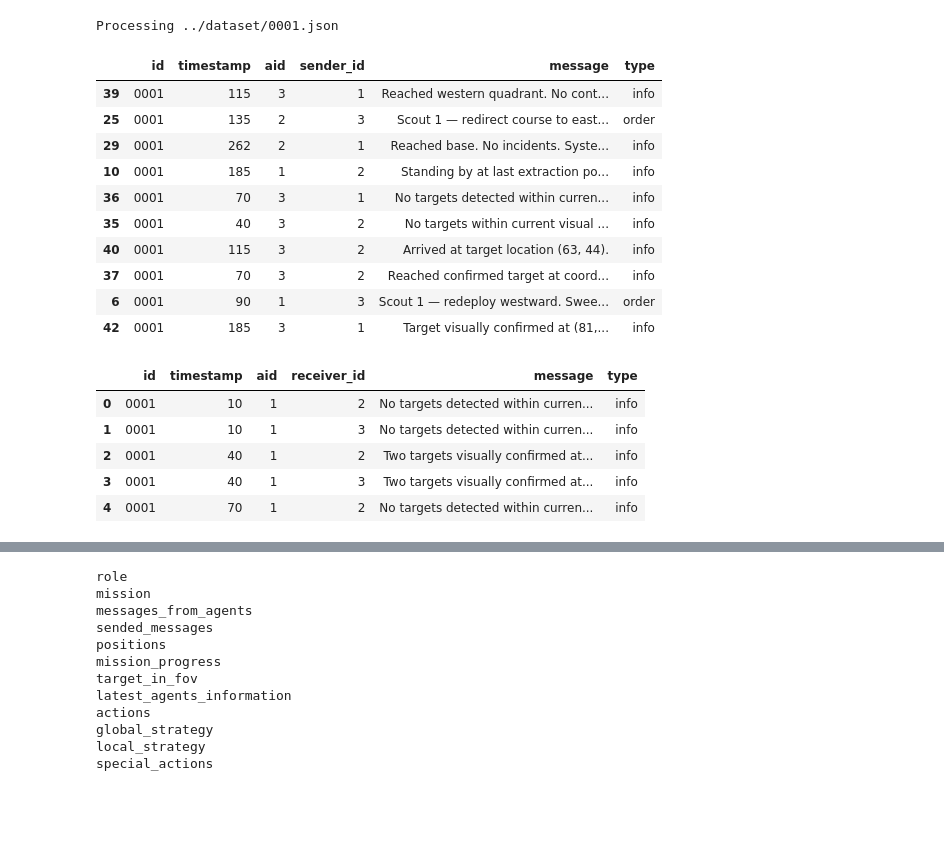
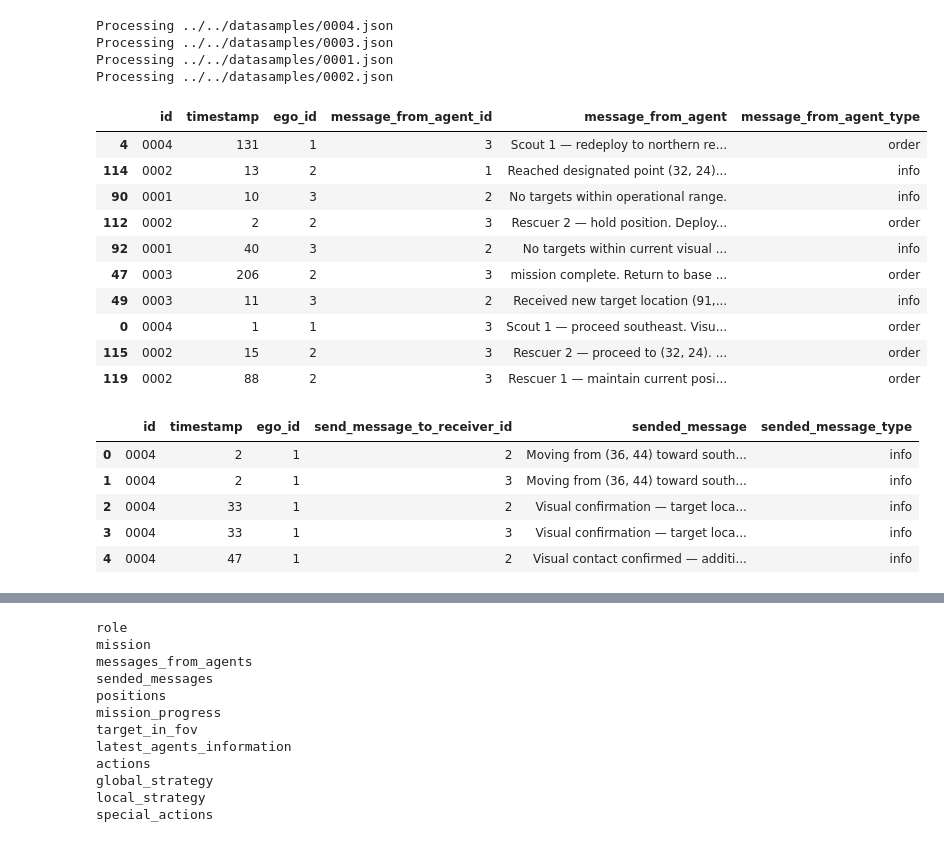
Before and after one commit to hydra-drones/DroneRescue, a Jupyter notebook: src/data_analysis/postprocess_dataset.ipynb, the cells around one changed output, grey strips where cells are left out. Saved outputs shown, nothing was run; the diff lists cells and outputs as text; code cells hidden in the pictures; blank space fills up the shorter version.

Commit message:
Initial data processing pipeline

```diff
--- a/src/data_analysis/postprocess_dataset.ipynb
+++ b/src/data_analysis/postprocess_dataset.ipynb
@@ -1,18 +1,23 @@
 # %%
 import json
 from pathlib import Path
+import pandas as pd
 
-PATH_TO_DATASET = '../dataset/'
+PATH_TO_DATASAMPLES = '../../datasamples/'
+PATH_TO_DATASET = Path('../../dataset/')
 # %%
 raw_dataset = []
 
-for path in Path(PATH_TO_DATASET).rglob('*.json'):
+for path in Path(PATH_TO_DATASAMPLES).rglob('*.json'):
     print(f'Processing {path}')
     with open(path, 'r', encoding='utf-8') as f:
         data = json.load(f)
         raw_dataset.append((path.stem, data))
 # %% [output]
-Processing ../dataset/0001.json
+Processing ../../datasamples/0004.json
+Processing ../../datasamples/0003.json
+Processing ../../datasamples/0001.json
+Processing ../../datasamples/0002.json
 # %%
 from typing import Dict, List, Union, Literal
 from dataclasses import dataclass
@@ -25,51 +30,53 @@ class MessageFromAgent:
 
 MessagesFromAgentsType = Dict[str, List[MessageFromAgent]]
 
 
-messages_from_agents_df = pd.DataFrame(columns=["id", "timestamp", "aid", "sender_id", "message", "type"])
+messages_from_agents_df = pd.DataFrame(columns=["id", "timestamp", "ego_id", "message_from_agent_id", "message_from_agent", "message_from_agent_type"])
 
 """
 Messages from agents DataFrame:
     - id: sample id, e.g. 0001, 0002, etc. (comes from 0001.json)
     - timestamp: timestamp of the message
-    - aid: agent id
+    - ego_id: agent id
     - sender_id: id of the sender
     - message: content of the message
     - type: type of the message (info or order)
 """
 
 for sample_id, data in raw_dataset:
-    for aid, agent_data in data['agents'].items():
+    for ego_id, agent_data in data['agents'].items():
         # take all messages
         all_messages_from_agents: MessagesFromAgentsType = agent_data['messages_from_agents']
 
         # iterate over all timestamps
         for timestamp, message_data in all_messages_from_agents.items():
             # iterate over all messages from different agents
             for message in message_data:
                 new_row = pd.DataFrame([{
                     "id": sample_id,
                     "timestamp": timestamp,
-                    "aid": aid,
-                    "sender_id": message['sender_id'],
-                    "message": message['message'],
-                    "type": message['type']
+                    "ego_id": ego_id,
+                    "message_from_agent_id": message['sender_id'],
+                    "message_from_agent": message['message'],
+                    "message_from_agent_type": message['type']
                 }])
                 messages_from_agents_df = pd.concat([messages_from_agents_df, new_row], ignore_index=True)
 
+messages_from_agents_df.to_csv(PATH_TO_DATASET / 'messages_from_agents.csv', index=False)
+
 messages_from_agents_df.sample(10)
 # %% [output]
-|  | id | timestamp | aid | sender_id | message | type |
-| 39 | 0001 | 115 | 3 | 1 | Reached western quadrant. No cont... | info |
-| 25 | 0001 | 135 | 2 | 3 | Scout 1 — redirect course to east... | order |
-| 29 | 0001 | 262 | 2 | 1 | Reached base. No incidents. Syste... | info |
-| 10 | 0001 | 185 | 1 | 2 | Standing by at last extraction po... | info |
-| 36 | 0001 | 70 | 3 | 1 | No targets detected within curren... | info |
-| 35 | 0001 | 40 | 3 | 2 | No targets within current visual ... | info |
-| 40 | 0001 | 115 | 3 | 2 | Arrived at target location (63, 44). | info |
-| 37 | 0001 | 70 | 3 | 2 | Reached confirmed target at coord... | info |
-| 6 | 0001 | 90 | 1 | 3 | Scout 1 — redeploy westward. Swee... | order |
-| 42 | 0001 | 185 | 3 | 1 | Target visually confirmed at (81,... | info |
+|  | id | timestamp | ego_id | message_from_agent_id | message_from_agent | message_from_agent_type |
+| 4 | 0004 | 131 | 1 | 3 | Scout 1 — redeploy to northern re... | order |
+| 114 | 0002 | 13 | 2 | 1 | Reached designated point (32, 24)... | info |
+| 90 | 0001 | 10 | 3 | 2 | No targets within operational range. | info |
+| 112 | 0002 | 2 | 2 | 3 | Rescuer 2 — hold position. Deploy... | order |
+| 92 | 0001 | 40 | 3 | 2 | No targets within current visual ... | info |
+| 47 | 0003 | 206 | 2 | 3 | mission complete. Return to base ... | order |
+| 49 | 0003 | 11 | 3 | 2 | Received new target location (91,... | info |
+| 0 | 0004 | 1 | 1 | 3 | Scout 1 — proceed southeast. Visu... | order |
+| 115 | 0002 | 15 | 2 | 3 | Rescuer 2 — proceed to (32, 24). ... | order |
+| 119 | 0002 | 88 | 2 | 3 | Rescuer 1 — maintain current posi... | order |
 # %%
 from typing import Dict, List, Union, Literal
 from dataclasses import dataclass
@@ -83,20 +90,20 @@ class SendedMessages:
 
 SendedMessagesT = Dict[str, List[SendedMessages]]
 
-sended_messages_df = pd.DataFrame(columns=["id", "timestamp", "aid", "receiver_id", "message", "type"])
+sended_messages_df = pd.DataFrame(columns=["id", "timestamp", "ego_id", "send_message_to_receiver_id", "sended_message", "sended_message_type"])
 
 """
 Sendede Messages DataFrame:
     - id: sample id, e.g. 0001, 0002, etc. (comes from 0001.json)
     - timestamp: timestamp of the message
-    - aid: agent id
+    - ego_id: agent id
     - receiver_id: id of the receiver
     - message: content of the message
     - type: type of the message (info or order)
 """
 
 for sample_id, data in raw_dataset:
-    for aid, agent_data in data['agents'].items():
+    for ego_id, agent_data in data['agents'].items():
         # take all messages
         all_sended_messages: SendedMessagesT = agent_data['sended_messages']
 
@@ -107,19 +114,21 @@ for sample_id, data in raw_dataset:
                 new_row = pd.DataFrame([{
                     "id": sample_id,
                     "timestamp": timestamp,
-                    "aid": aid,
-                    "receiver_id": message['receiver'],
-                    "message": message['message'],
-                    "type": message['type']
+                    "ego_id": ego_id,
+                    "send_message_to_receiver_id": message['receiver'],
+                    "sended_message": message['message'],
+                    "sended_message_type": message['type']
                 }])
                 sended_messages_df = pd.concat([sended_messages_df, new_row], ignore_index=True)
 
+sended_messages_df.to_csv(PATH_TO_DATASET / 'sended_messages.csv', index=False)
+
 sended_messages_df.head()
 # %% [output]
-|  | id | timestamp | aid | receiver_id | message | type |
-| 0 | 0001 | 10 | 1 | 2 | No targets detected within curren... | info |
-| 1 | 0001 | 10 | 1 | 3 | No targets detected within curren... | info |
-| 2 | 0001 | 40 | 1 | 2 | Two targets visually confirmed at... | info |
-| 3 | 0001 | 40 | 1 | 3 | Two targets visually confirmed at... | info |
-| 4 | 0001 | 70 | 1 | 2 | No targets detected within curren... | info |
+|  | id | timestamp | ego_id | send_message_to_receiver_id | sended_message | sended_message_type |
+| 0 | 0004 | 2 | 1 | 2 | Moving from (36, 44) toward south... | info |
+| 1 | 0004 | 2 | 1 | 3 | Moving from (36, 44) toward south... | info |
+| 2 | 0004 | 33 | 1 | 2 | Visual confirmation — target loca... | info |
+| 3 | 0004 | 33 | 1 | 3 | Visual confirmation — target loca... | info |
+| 4 | 0004 | 47 | 1 | 2 | Visual contact confirmed — additi... | info |
 # %%
```
Also changed, not shown: parts of 7 cells of this notebook, 48 other files.
